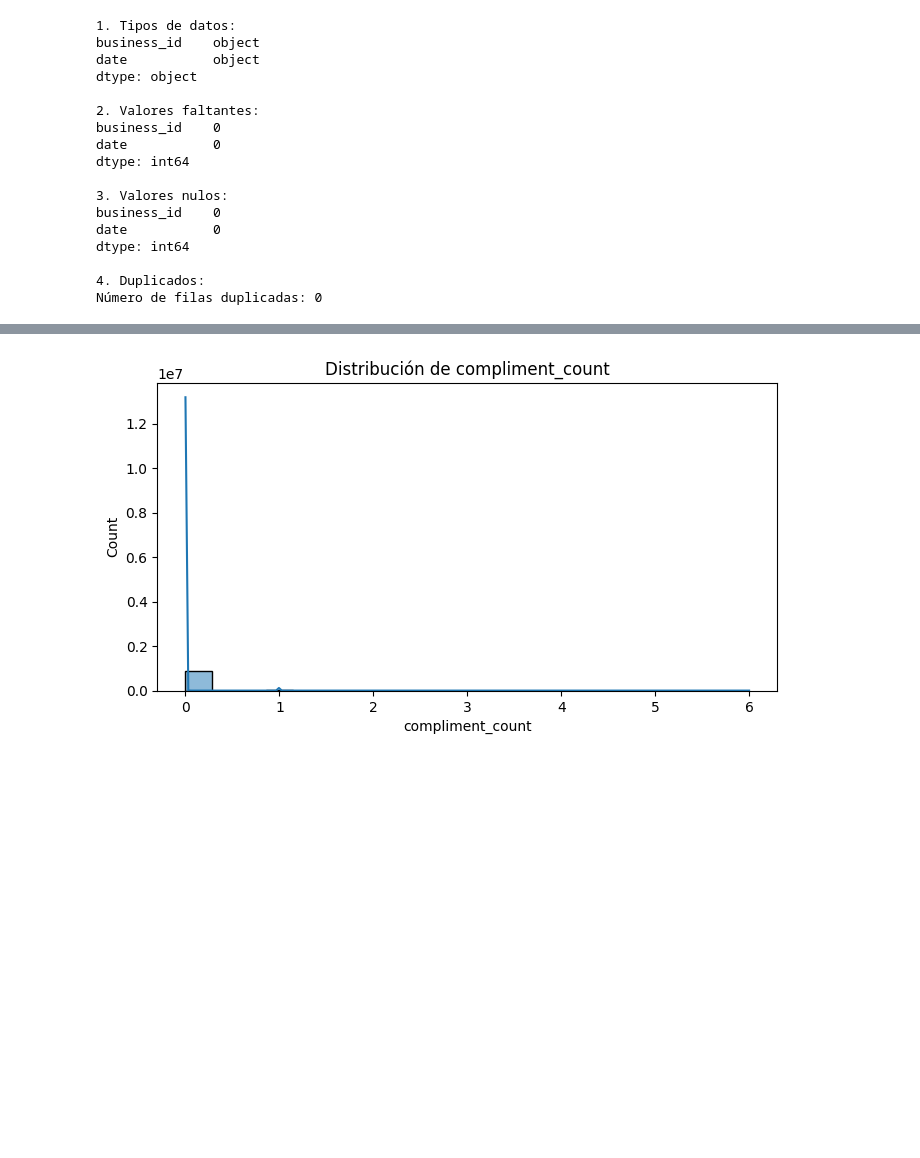
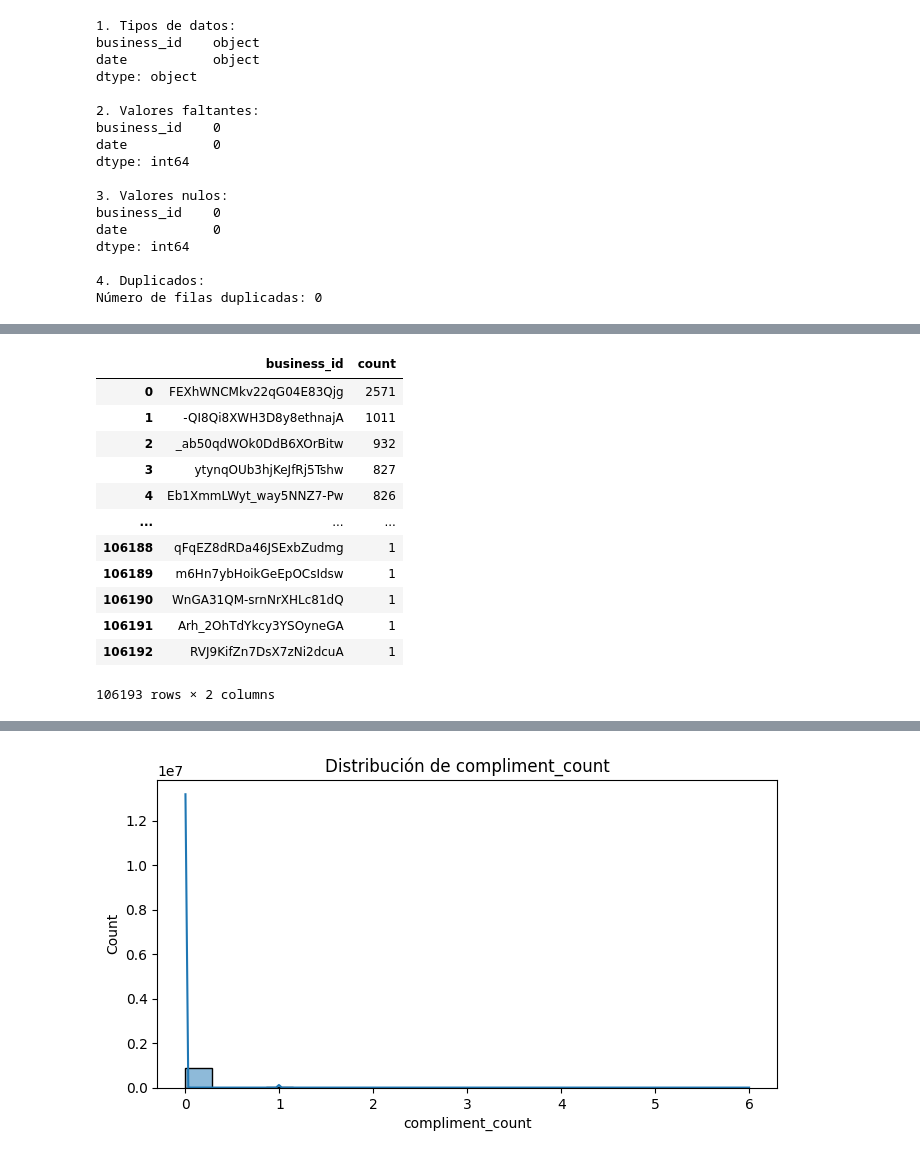
Before and after one commit to LauchaLogico/Proyecto_Final, a Jupyter notebook: EDA/EDA_json.ipynb, the cells around one changed output, grey strips where cells are left out. Drawn from its saved outputs; the diff is of its cells as text; code cells hidden in the pictures; blank space fills up the shorter version.

```diff
--- a/EDA/EDA_json.ipynb
+++ b/EDA/EDA_json.ipynb
@@ -82,0 +97,16 @@ df.head
+# %%
+df1["business_id"].value_counts().reset_index()
+# %% [output]
+|  | business_id | count |
+| 0 | FEXhWNCMkv22qG04E83Qjg | 2571 |
+| 1 | -QI8Qi8XWH3D8y8ethnajA | 1011 |
+| 2 | _ab50qdWOk0DdB6XOrBitw | 932 |
+| 3 | ytynqOUb3hjKeJfRj5Tshw | 827 |
+| 4 | Eb1XmmLWyt_way5NNZ7-Pw | 826 |
+| ... | ... | ... |
+| 106188 | qFqEZ8dRDa46JSExbZudmg | 1 |
+| 106189 | m6Hn7ybHoikGeEpOCsIdsw | 1 |
+| 106190 | WnGA31QM-srnNrXHLc81dQ | 1 |
+| 106191 | Arh_2OhTdYkcy3YSOyneGA | 1 |
+| 106192 | RVJ9KifZn7DsX7zNi2dcuA | 1 |
+106193 rows × 2 columns
```
Also changed, not shown: parts of 15 cells of this notebook.
